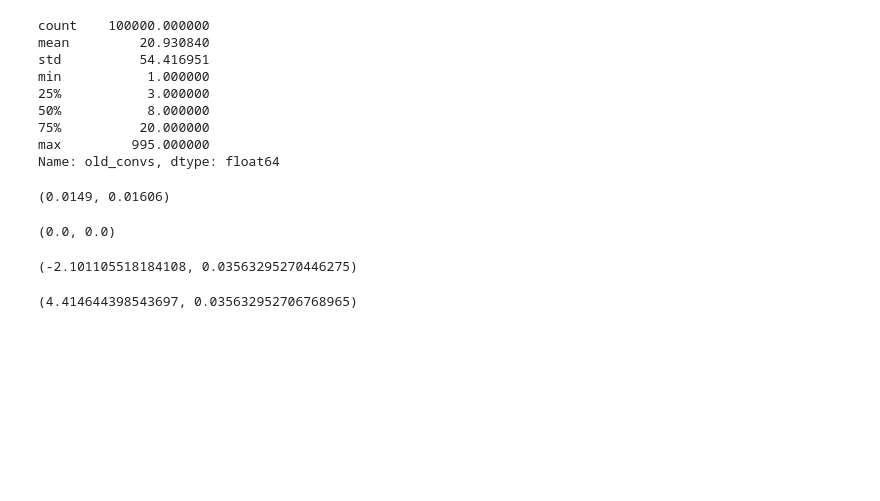
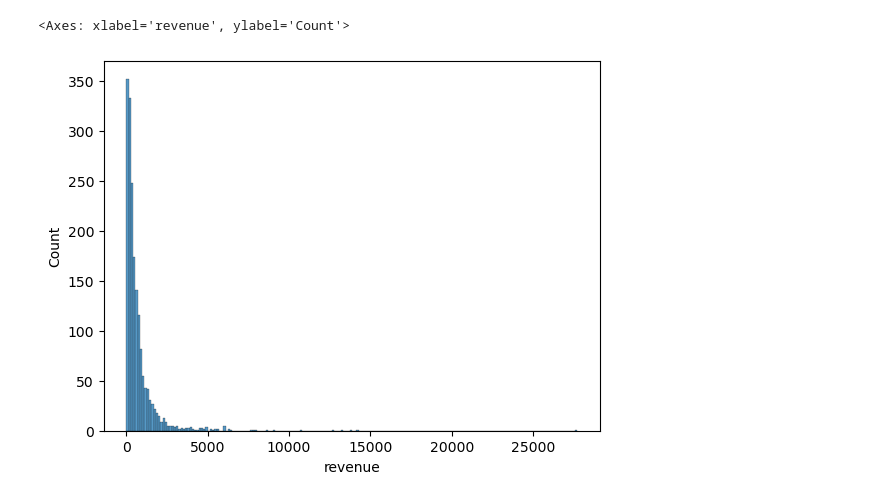
Before and after one commit to artetor/abt, a Jupyter notebook: test.ipynb, the cells around one changed output. Cells and saved outputs as stored; diff of their text form; code cells hidden in the pictures; blank space fills up the shorter version.

Commit message:
updated data generator and tests

```diff
--- a/test.ipynb
+++ b/test.ipynb
@@ -47,27 +75,6 @@ sns.histplot(uids_count).set(xlim=(0, 1000))
-# %%
-uids_count.describe()
-# %% [output]
-count    100000.000000
-mean         20.930840
-std          54.416951
-min           1.000000
-25%           3.000000
-50%           8.000000
-75%          20.000000
-max         995.000000
-Name: old_convs, dtype: float64
-# %%
-df_reduced = main.reduce_uids(df)
-old, new = df_reduced["old_convs"], df_reduced["new_convs"]
-
-display(
-    main.find_means(old, new),
-    main.find_percentiles(old, new, 10),
-    main.t_test(old, new),
-    main.anova(old, new),
-)
-# %% [output]
-(0.0149, 0.01606)
-(0.0, 0.0)
-(-2.101105518184108, 0.03563295270446275)
-(4.414644398543697, 0.035632952706768965)
+# %%
+# revenue distribution
+sns.histplot(df[df.revenue != 0].revenue, bins=200)
+# %% [output]
+<Axes: xlabel='revenue', ylabel='Count'>
+[figure, added]
```
Also changed, not shown: parts of 12 cells of this notebook, 2 other files.
